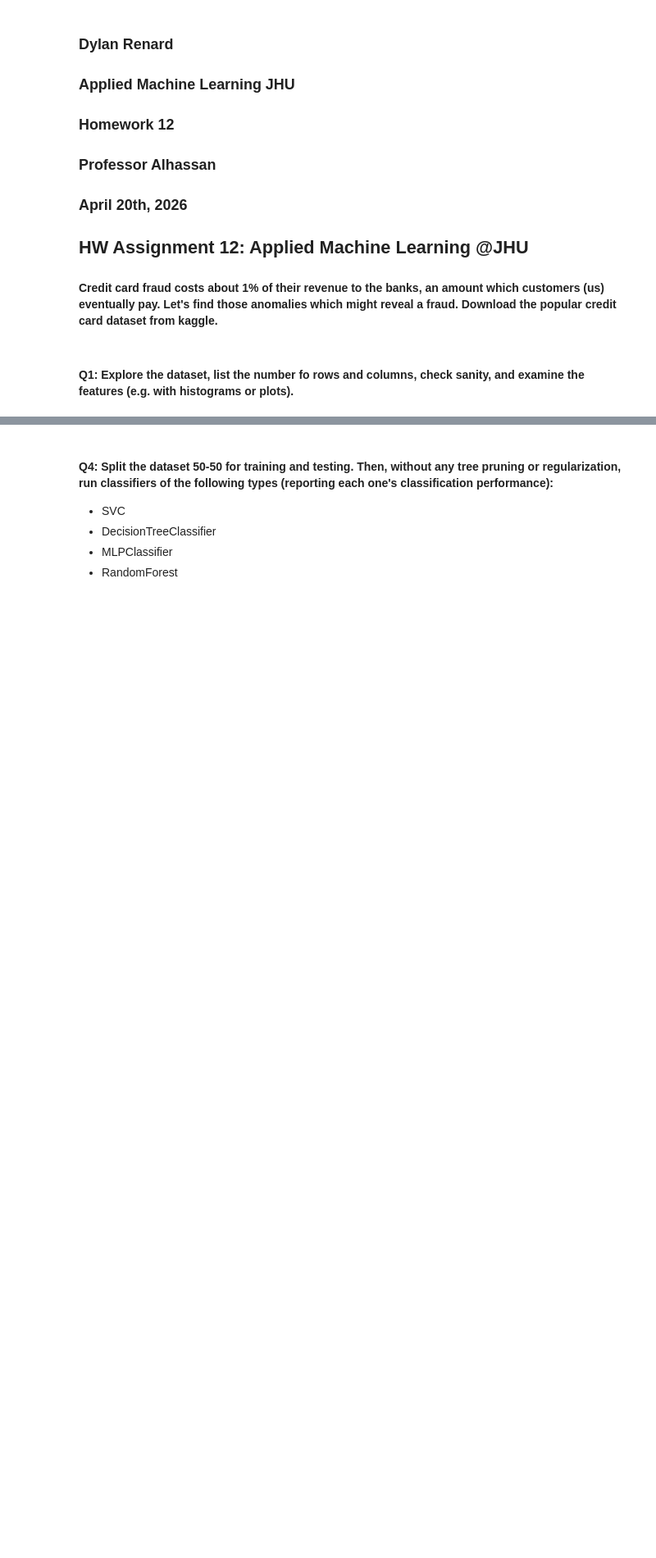
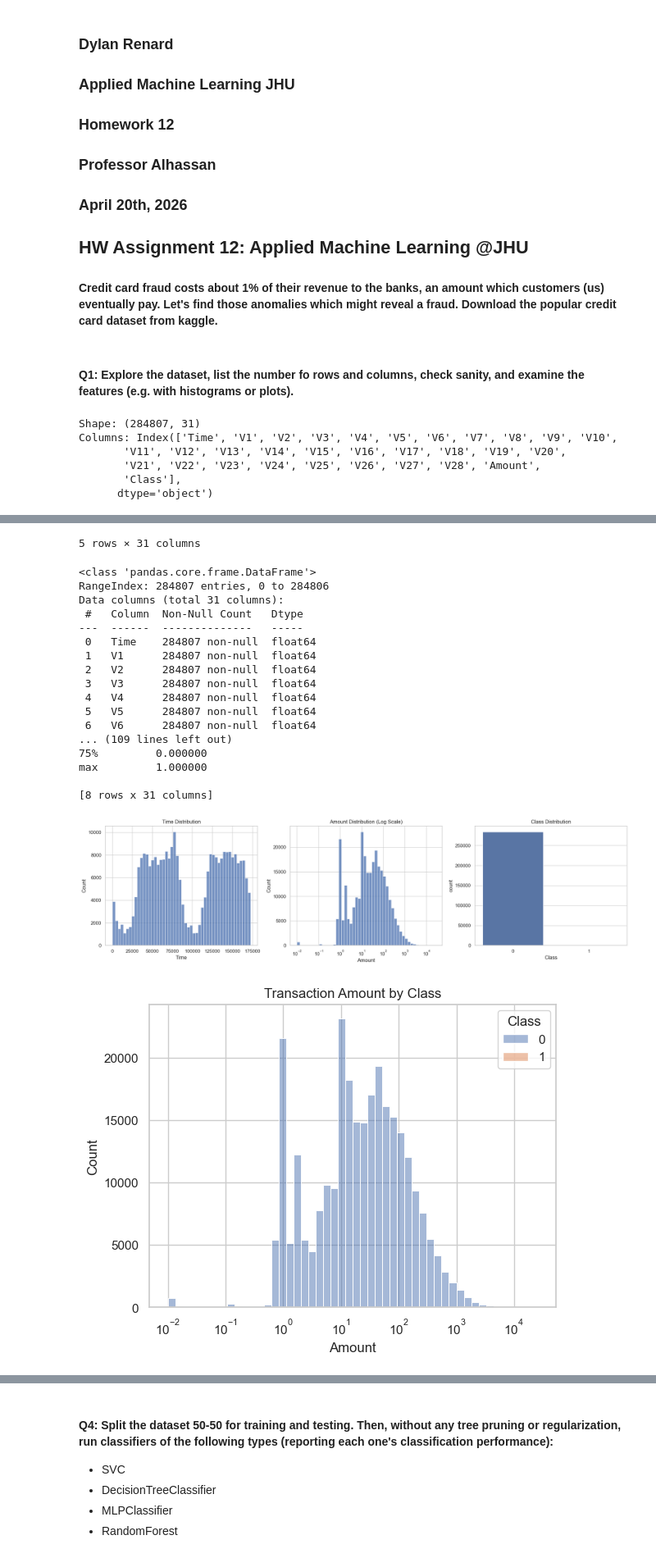
Before and after one commit to drenard921/JHU_AML, a Jupyter notebook: HW12/drenard_Assignment12_ML.ipynb, the cells around one changed output, grey strips where cells are left out. Shown at 82% size. Saved outputs shown, nothing was run; the diff lists cells and outputs as text; code cells hidden in the pictures; blank space fills up the shorter version.

```diff
--- a/HW12/drenard_Assignment12_ML.ipynb
+++ b/HW12/drenard_Assignment12_ML.ipynb
@@ -8,5 +8,65 @@
 ## HW Assignment 12: Applied Machine Learning @JHU
 
 #### Credit card fraud costs about 1% of their revenue to the banks, an amount which customers (us) eventually pay. Let's find those anomalies which might reveal a fraud. Download the popular credit card dataset from kaggle.
+# %%
+import pandas as pd
+import matplotlib.pyplot as plt
+import seaborn as sns
+
+df = pd.read_csv("creditcard.csv")
 # %% [markdown]
 #### Q1: Explore the dataset, list the number fo rows and columns, check sanity, and examine the features (e.g. with histograms or plots).
+# %%
+# Basic exploration
+print("Shape:", df.shape)
+print("Columns:", df.columns)
+
+display(df.head())
+df.info()
+
+print("\nMissing values:\n", df.isnull().sum())
+print("\nSummary statistics:\n", df.describe())
+
+# Set plotting style
+sns.set(style="whitegrid")
+
+# Key feature plots (clean + informative)
+fig, axes = plt.subplots(1, 3, figsize=(18,5))
+
+sns.histplot(df['Time'], bins=50, ax=axes[0])
+axes[0].set_title("Time Distribution")
+
+sns.histplot(df['Amount'], bins=50, log_scale=True, ax=axes[1])
+axes[1].set_title("Amount Distribution (Log Scale)")
+
+sns.countplot(x='Class', data=df, ax=axes[2])
+axes[2].set_title("Class Distribution")
+
+plt.tight_layout()
+plt.show()
+
+# Amount vs Class (NO KDE → stable)
+sns.histplot(
+    data=df,
+    x="Amount",
+    hue="Class",
+    bins=50,
+    log_scale=True
+)
+plt.title("Transaction Amount by Class")
+plt.show()
+
+# PCA features grouped (not overwhelming)
+pca_cols = [col for col in df.columns if col.startswith('V')]
+
+df[pca_cols].hist(figsize=(15,10))
+plt.suptitle("PCA Features (V1–V28)")
+plt.tight_layout()
+plt.show()
+# %% [output]
+Shape: (284807, 31)
+Columns: Index(['Time', 'V1', 'V2', 'V3', 'V4', 'V5', 'V6', 'V7', 'V8', 'V9', 'V10',
+       'V11', 'V12', 'V13', 'V14', 'V15', 'V16', 'V17', 'V18', 'V19', 'V20',
+       'V21', 'V22', 'V23', 'V24', 'V25', 'V26', 'V27', 'V28', 'Amount',
+       'Class'],
+      dtype='object')
@@ -12,0 +79,20 @@
+5 rows × 31 columns
+<class 'pandas.core.frame.DataFrame'>
+RangeIndex: 284807 entries, 0 to 284806
+Data columns (total 31 columns):
+ #   Column  Non-Null Count   Dtype
+---  ------  --------------   -----
+ 0   Time    284807 non-null  float64
+ 1   V1      284807 non-null  float64
+ 2   V2      284807 non-null  float64
+ 3   V3      284807 non-null  float64
+ 4   V4      284807 non-null  float64
+ 5   V5      284807 non-null  float64
+ 6   V6      284807 non-null  float64
+... (109 lines left out)
+75%         0.000000
+max         1.000000
+
+[8 rows x 31 columns]
+[figure, added]
+[figure, added]
```
Also changed, not shown: parts of 10 cells of this notebook.
